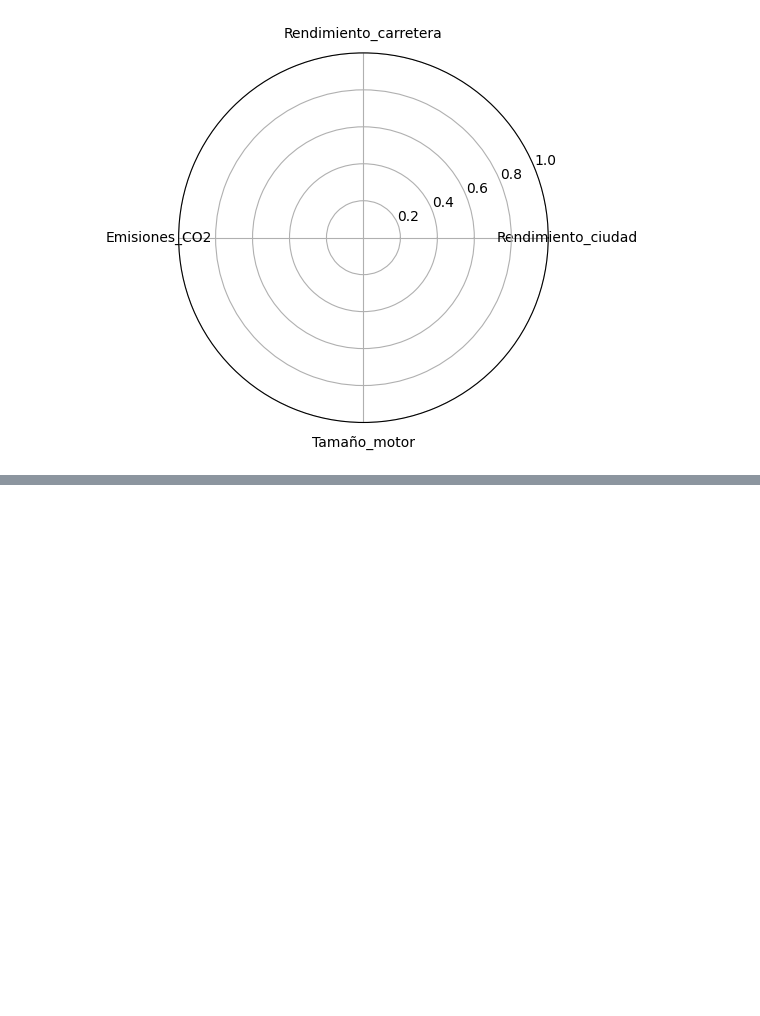
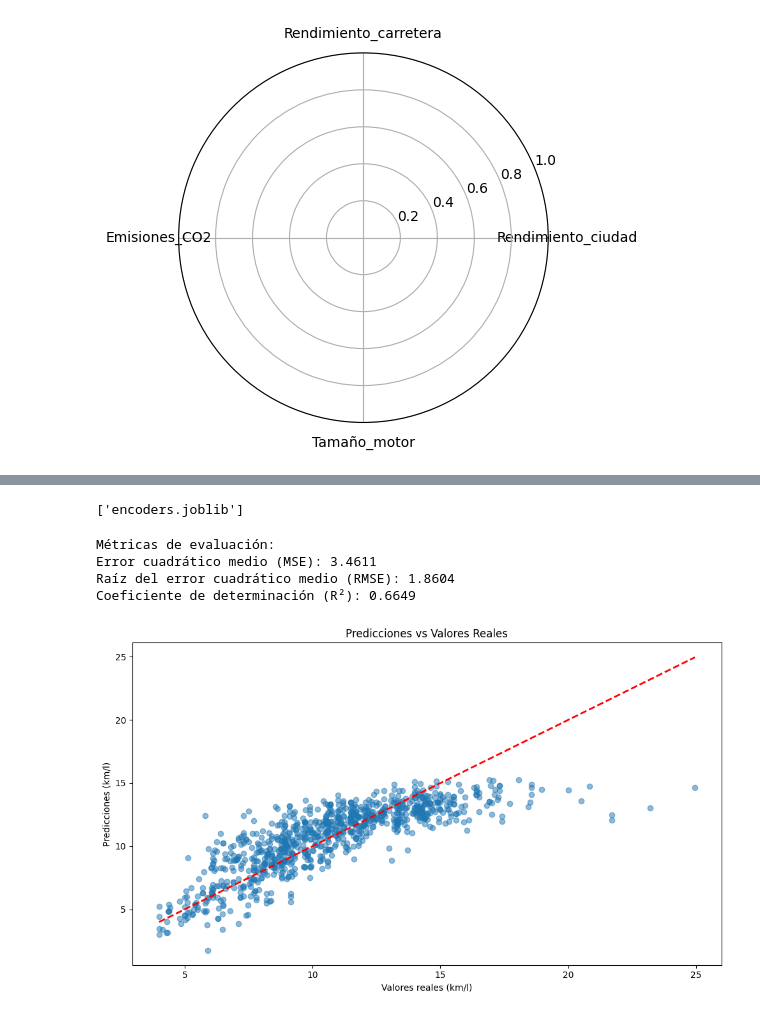
Before and after one commit to alexpanquevac/analisisDatos, a Jupyter notebook: Proyecto final/Proyecto final.ipynb, the cells around one changed output, grey strips where cells are left out. Drawn from its saved outputs; the diff is of its cells as text; code cells hidden in the pictures; blank space fills up the shorter version.

Commit message:
se realiza modelo de prediccion

```diff
--- a/Proyecto final/Proyecto final.ipynb
+++ b/Proyecto final/Proyecto final.ipynb
@@ -660,0 +791,6 @@ plt.xticks(angles[:-1], categories)
+# %%
+
+X = ['Modelo', 'Cilindros', 'Potencia', 'Tamaño_motor', 'Transmisión', 'Combustible', 'Categoría']
+y = df_combustible["Rendimiento_ciudad"]
+# %%
+df_processed, scaler, encoders = preprocess_data(df_combustible, X)
@@ -660,0 +832,19 @@ plt.xticks(angles[:-1], categories)
+# %%
+X_train, X_test, y_train, y_test = train_test_split(df_processed[X], y, test_size=0.2, random_state=42)
+# %%
+ # Entrenar modelo
+model = train_model(X_train, y_train)
+# %%
+dump(model, "modelo_prediccion_kilometraje.joblib")
+dump(scaler, "scaler.joblib")
+dump(encoders, "encoders.joblib")
+# %% [output]
+['encoders.joblib']
+# %%
+y_pred = evaluate_model(model, X_test, y_test)
+# %% [output]
+Métricas de evaluación:
+Error cuadrático medio (MSE): 3.4611
+Raíz del error cuadrático medio (RMSE): 1.8604
+Coeficiente de determinación (R²): 0.6649
+[figure, added]
```
Also changed, not shown: parts of 26 cells of this notebook, 5 other files.
